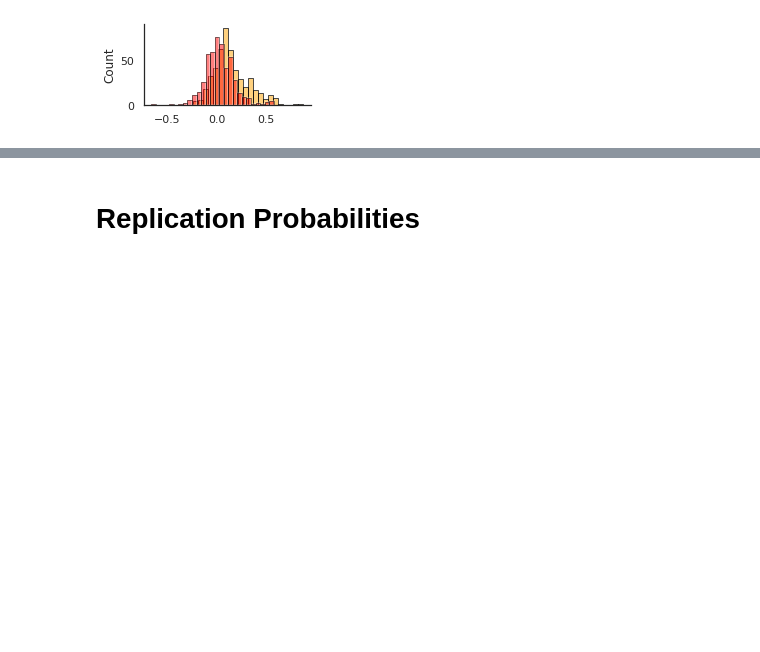
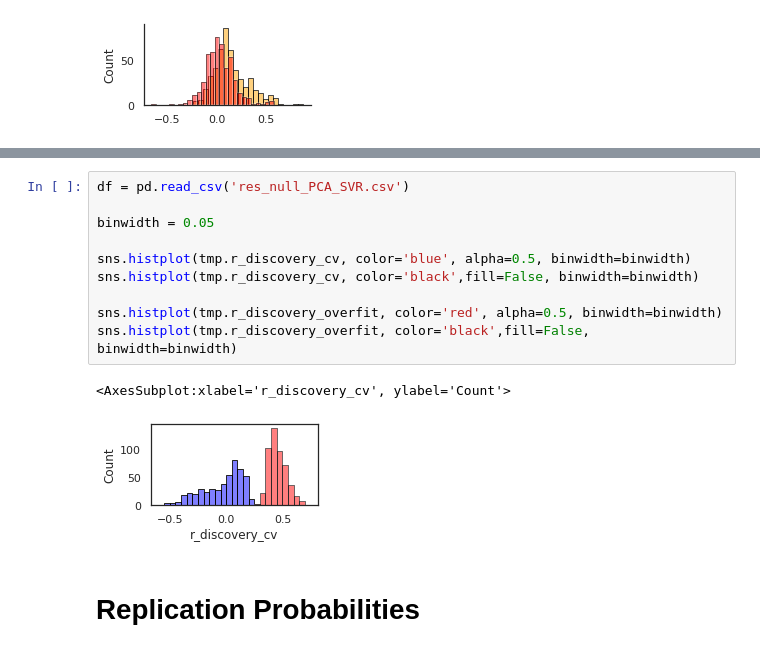
Before and after one commit to spisakt/BWAS_comment, a Jupyter notebook: plot_results.ipynb, the cells around one changed output, grey strips where cells are left out. Cells and saved outputs as stored; diff of their text form; blank space fills up the shorter version.

```diff
--- a/plot_results.ipynb
+++ b/plot_results.ipynb
@@ -163,3 +255,16 @@ plt.show()
+# %%
+df = pd.read_csv('res_null_PCA_SVR.csv')
+
+binwidth = 0.05
+
+sns.histplot(tmp.r_discovery_cv, color='blue', alpha=0.5, binwidth=binwidth)
+sns.histplot(tmp.r_discovery_cv, color='black',fill=False, binwidth=binwidth)
+
+sns.histplot(tmp.r_discovery_overfit, color='red', alpha=0.5, binwidth=binwidth)
+sns.histplot(tmp.r_discovery_overfit, color='black',fill=False, binwidth=binwidth)
+# %% [output]
+<AxesSubplot:xlabel='r_discovery_cv', ylabel='Count'>
+[figure, added]
 # %% [markdown]
 # Replication Probabilities
 # %% [markdown]
```
Also changed, not shown: parts of 7 cells of this notebook, 9 other files.
